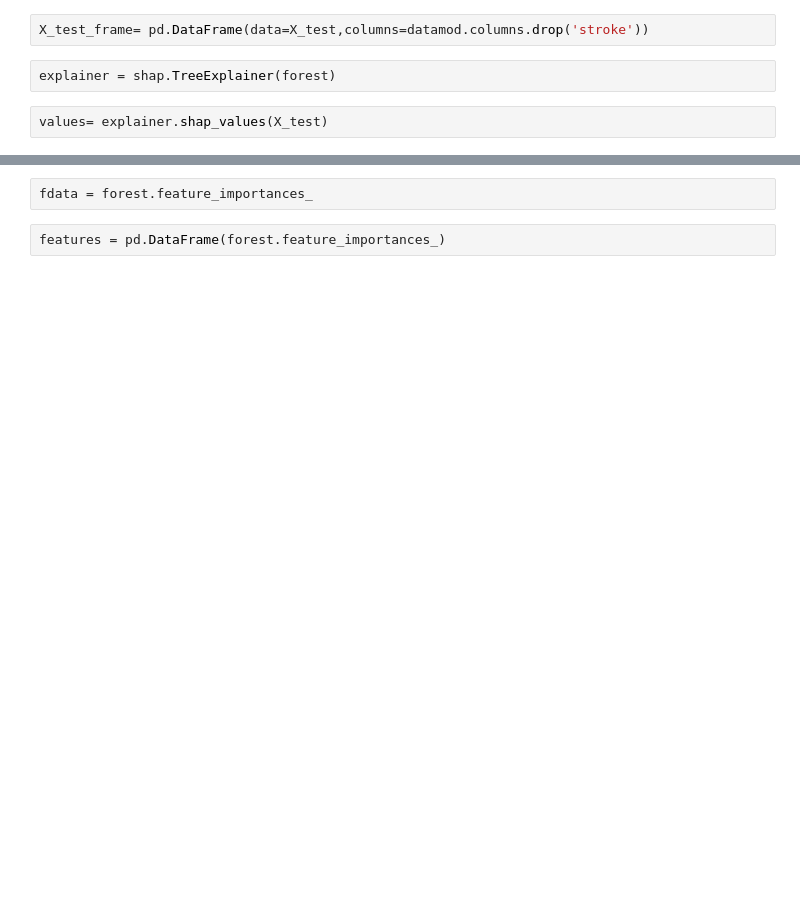
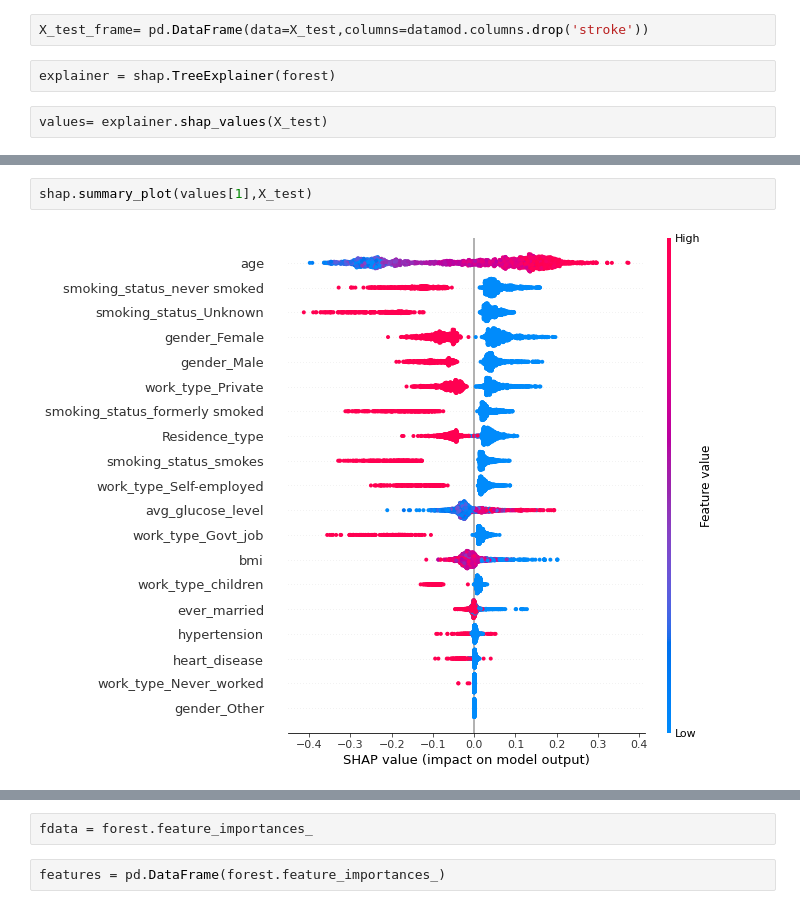
Before and after one commit to makisgrammenos/stroke-prediction, a Jupyter notebook: RandomForest.ipynb, the cells around one changed output, grey strips where cells are left out. Cells and saved outputs as stored; diff of their text form; blank space fills up the shorter version.

```diff
--- a/RandomForest.ipynb
+++ b/RandomForest.ipynb
@@ -120,0 +212,4 @@ values= explainer.shap_values(X_test)
+# %%
+shap.summary_plot(values[1],X_test)
+# %% [output]
+[figure, added]
```
Also changed, not shown: parts of 37 cells of this notebook, 2 other files.
